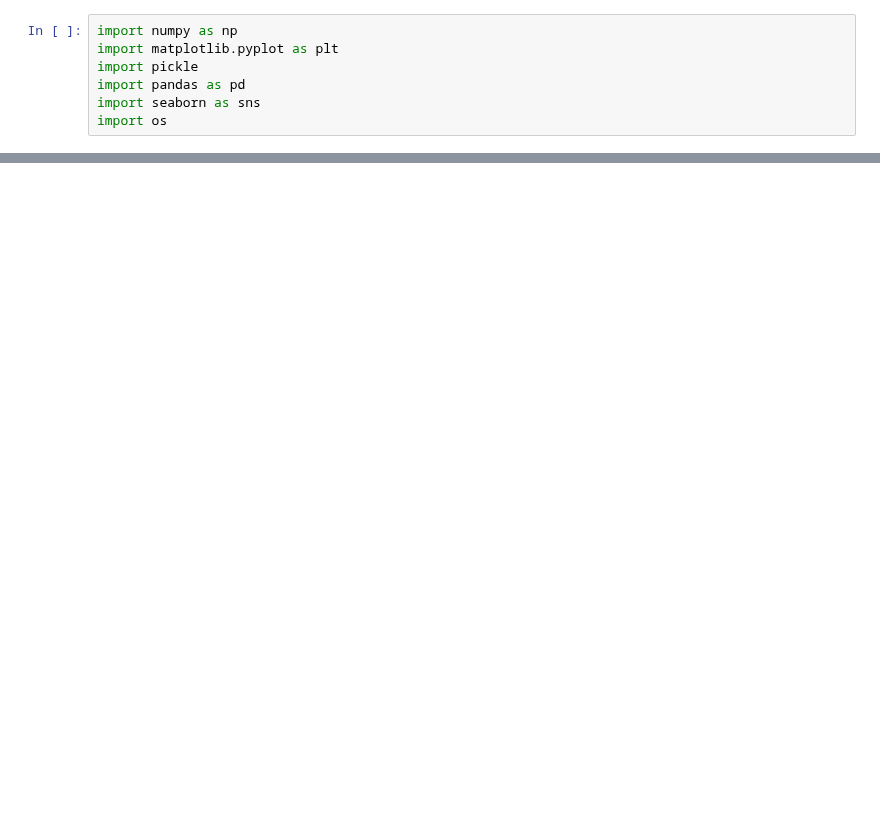
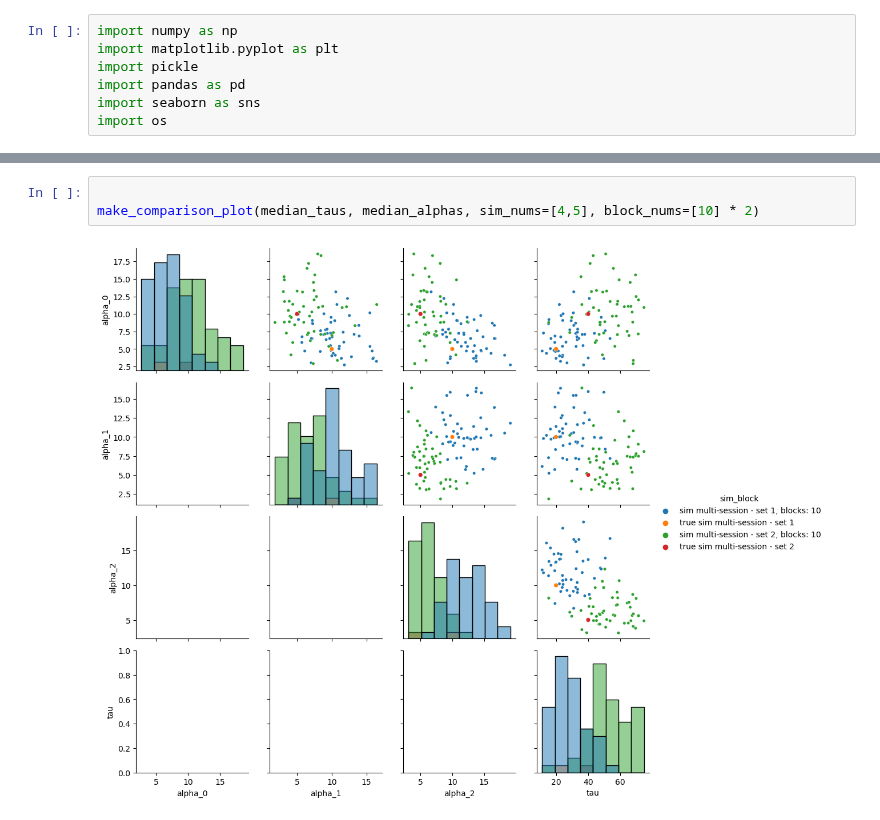
Before and after one commit to latimerk/hddCRP, a Jupyter notebook: make_simulation_results_figures.ipynb, the cells around one changed output, grey strips where cells are left out. Drawn from its saved outputs; the diff is of its cells as text; blank space fills up the shorter version.

```diff
--- a/make_simulation_results_figures.ipynb
+++ b/make_simulation_results_figures.ipynb
@@ -117,0 +149,5 @@ print(A)
+# %%
+
+make_comparison_plot(median_taus, median_alphas, sim_nums=[4,5], block_nums=[10] * 2)
+# %% [output]
+[figure, added]
```
Also changed, not shown: parts of 7 cells of this notebook, 5 other files.
